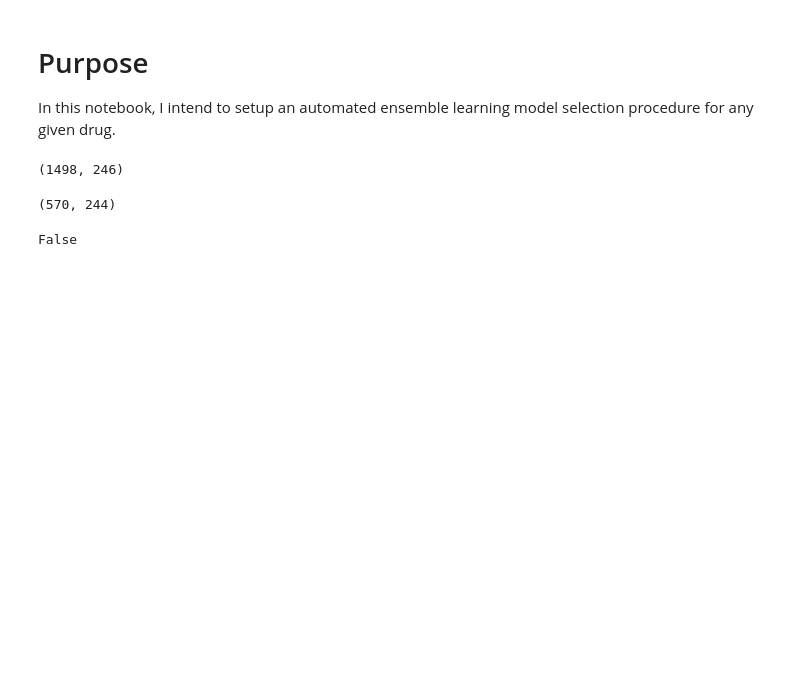
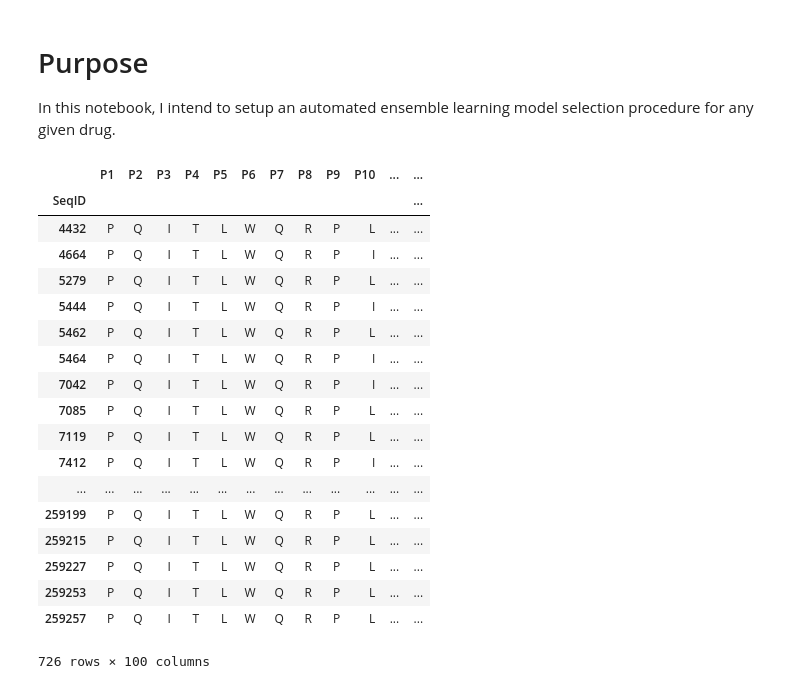
Before and after one commit to ericmjl/genomic-surveillance-dashboard, a Jupyter notebook: notebooks/automated-ensemble-selection.ipynb, the cells around one changed output. Saved outputs shown, nothing was run; the diff lists cells and outputs as text; code cells hidden in the pictures; blank space fills up the shorter version.

```diff
--- a/notebooks/automated-ensemble-selection.ipynb
+++ b/notebooks/automated-ensemble-selection.ipynb
@@ -30,11 +17,0 @@ nrt_feat_cols = data_nrt.columns[6:]
-# %%
-data_nrt.shape
-# %% [output]
-(1498, 246)
-# %%
-df_nnrt = cf.replace_ambiguous_letters_with_nan(data_nnrt, nnrt_feat_cols)
-df_nnrt = cf.replace_dashes_with_canonical_letters(df_nnrt, rt_consensus, nnrt_feat_cols)
-# df_nnrt.dropna(subset=nnrt_feat_cols).shape
-# df_nnrt.shape
-# %% [output]
-(570, 244)
@@ -44,5 +18,25 @@ protease_consensus = cf.read_consensus('../data/hiv-protease-consensus.fasta')
-# %%
-import numpy as np
-df_nnrt.dropna().isnull().values.any()
-# %% [output]
-False
+# %%
+## GREAT! I THINK WE HAVE THE FUNCTION COMPOSED!
+data = cf.get_cleaned_data('protease', 'FPV')
+# %%
+data
+# %% [output]
+|  | P1 | P2 | P3 | P4 | P5 | P6 | P7 | P8 | P9 | P10 | ... | ... |
+| SeqID |  |  |  |  |  |  |  |  |  |  |  | ... |
+| 4432 | P | Q | I | T | L | W | Q | R | P | L | ... | ... |
+| 4664 | P | Q | I | T | L | W | Q | R | P | I | ... | ... |
+| 5279 | P | Q | I | T | L | W | Q | R | P | L | ... | ... |
+| 5444 | P | Q | I | T | L | W | Q | R | P | I | ... | ... |
+| 5462 | P | Q | I | T | L | W | Q | R | P | L | ... | ... |
+| 5464 | P | Q | I | T | L | W | Q | R | P | I | ... | ... |
+| 7042 | P | Q | I | T | L | W | Q | R | P | I | ... | ... |
+| 7085 | P | Q | I | T | L | W | Q | R | P | L | ... | ... |
+| 7119 | P | Q | I | T | L | W | Q | R | P | L | ... | ... |
+| 7412 | P | Q | I | T | L | W | Q | R | P | I | ... | ... |
+| ... | ... | ... | ... | ... | ... | ... | ... | ... | ... | ... | ... | ... |
+| 259199 | P | Q | I | T | L | W | Q | R | P | L | ... | ... |
+| 259215 | P | Q | I | T | L | W | Q | R | P | L | ... | ... |
+| 259227 | P | Q | I | T | L | W | Q | R | P | L | ... | ... |
+| 259253 | P | Q | I | T | L | W | Q | R | P | L | ... | ... |
+| 259257 | P | Q | I | T | L | W | Q | R | P | L | ... | ... |
+726 rows × 100 columns
```
Also changed, not shown: parts of 2 cells of this notebook, 1 other file.
